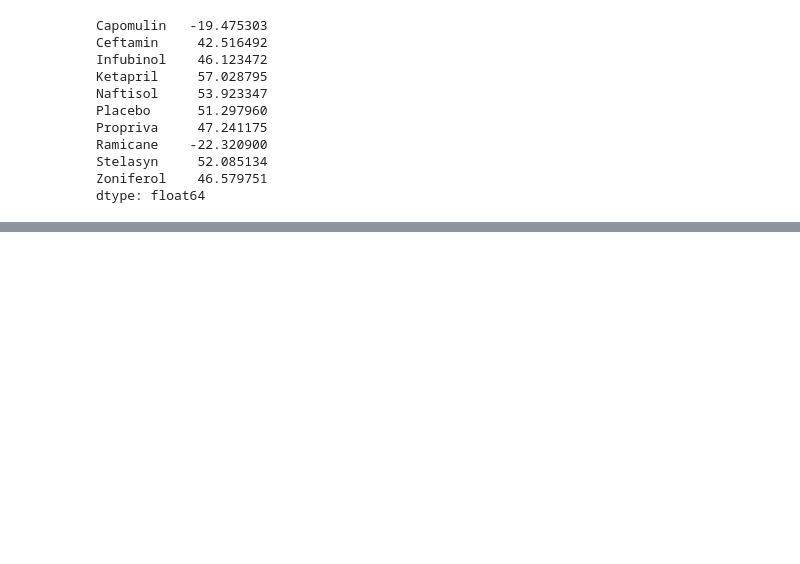
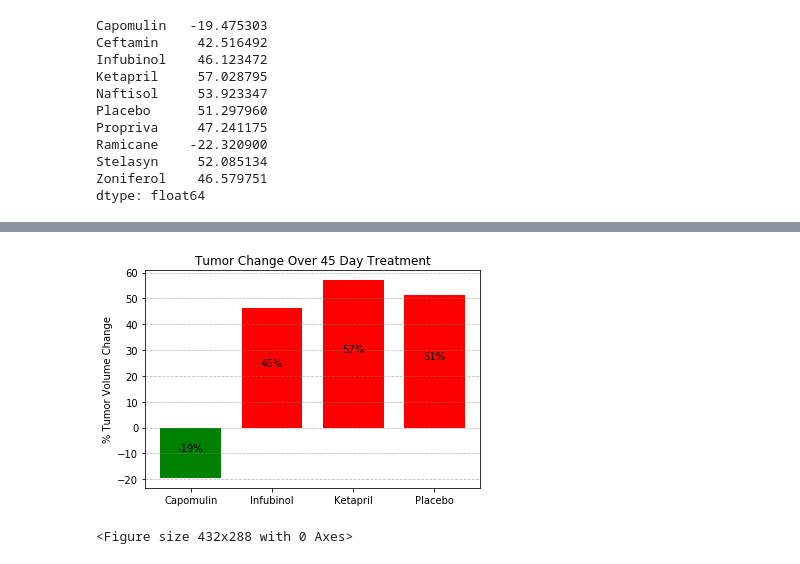
Before and after one commit to FractalMind81/DataAnalytics, a Jupyter notebook: Python/Matplotlib/pymaceuticals_starter.ipynb, the cells around one changed output, grey strips where cells are left out. Drawn from its saved outputs; the diff is of its cells as text; code cells hidden in the pictures; blank space fills up the shorter version.

Commit message:
add tumor pct change bar chart

```diff
--- a/Python/Matplotlib/pymaceuticals_starter.ipynb
+++ b/Python/Matplotlib/pymaceuticals_starter.ipynb
@@ -284,0 +258,51 @@ plt.show()
+# %%
+
+# x = [tumor_volume_pct_chg.index[0],tumor_volume_pct_chg.index[2],tumor_volume_pct_chg.index[3],tumor_volume_pct_chg.index[5]]
+# height = [tumor_volume_pct_chg['Capomulin'],tumor_volume_pct_chg['Infubinol'],tumor_volume_pct_chg['Ketapril'],tumor_volume_pct_chg['Placebo']]
+# plt.bar(x=x,height=height,color=['g','r','r','r'])
+# #plt.axhline(0, color='k')
+# plt.ylabel("% Tumor Volume Change")
+# plt.title("Tumor Change Over 45 Day Treatment")
+# plt.grid(True, linestyle='--', which='major',axis='y',color='grey', alpha=.5)
+# plt.show()
+
+
+N = 4
+ind = np.arange(N)  # the x locations for the groups
+width = 0.75       # the width of the bars
+
+fig, ax = plt.subplots()
+
+vol_decrease = tumor_volume_pct_chg['Capomulin']
+rects1 = ax.bar(ind[0], vol_decrease, width, color='g')
+
+vol_increase = (tumor_volume_pct_chg['Infubinol'],tumor_volume_pct_chg['Ketapril'],tumor_volume_pct_chg['Placebo'])
+rects2 = ax.bar(ind[1:4], vol_increase, width, color='r')
+
+# add some text for labels, title and axes ticks
+ax.set_ylabel('% Tumor Volume Change')
+ax.set_title('Tumor Change Over 45 Day Treatment')
+ax.set_xticks(ind)
+ax.set_xticklabels(('Capomulin', 'Infubinol', 'Ketapril', 'Placebo'))
+plt.grid(True, linestyle='--', which='major',axis='y',color='grey', alpha=.5)
+
+# Function to add labels to the bars
+def autolabel(rects):
+    """
+    Attach a text label above each bar displaying its height
+    """
+    for rect in rects:
+        height = rect.get_height()
+        ax.text(rect.get_x() + rect.get_width()/2., .5*height,
+                '%d' % int(height) + '%',
+                ha='center', va='bottom')
+
+# Add labels
+autolabel(rects1)
+autolabel(rects2)
+
+# Show figure
+plt.show()
+# %% [output]
+[figure, added]
+<Figure size 432x288 with 0 Axes>
```
Also changed, not shown: parts of 2 cells of this notebook, 1 other file.
